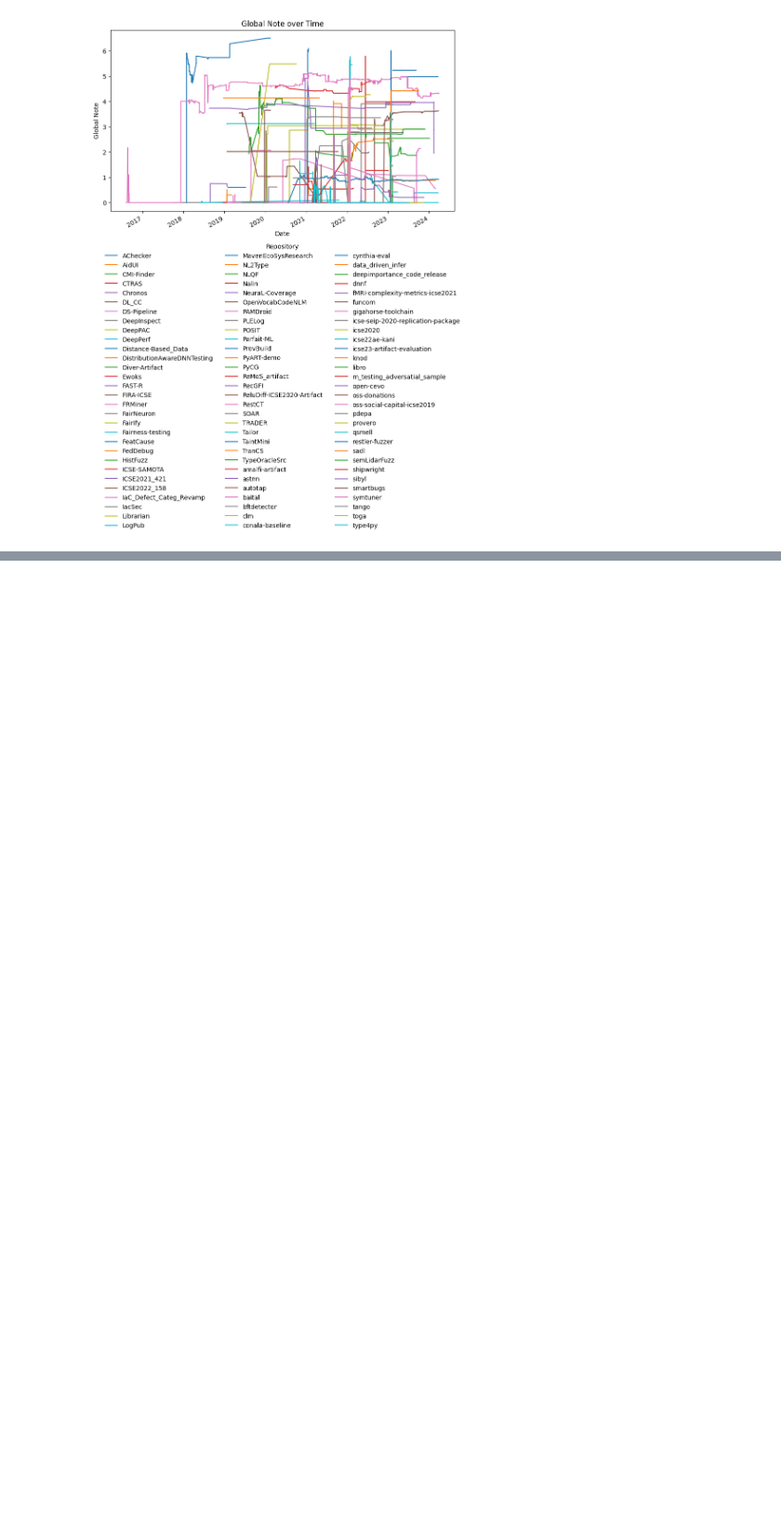
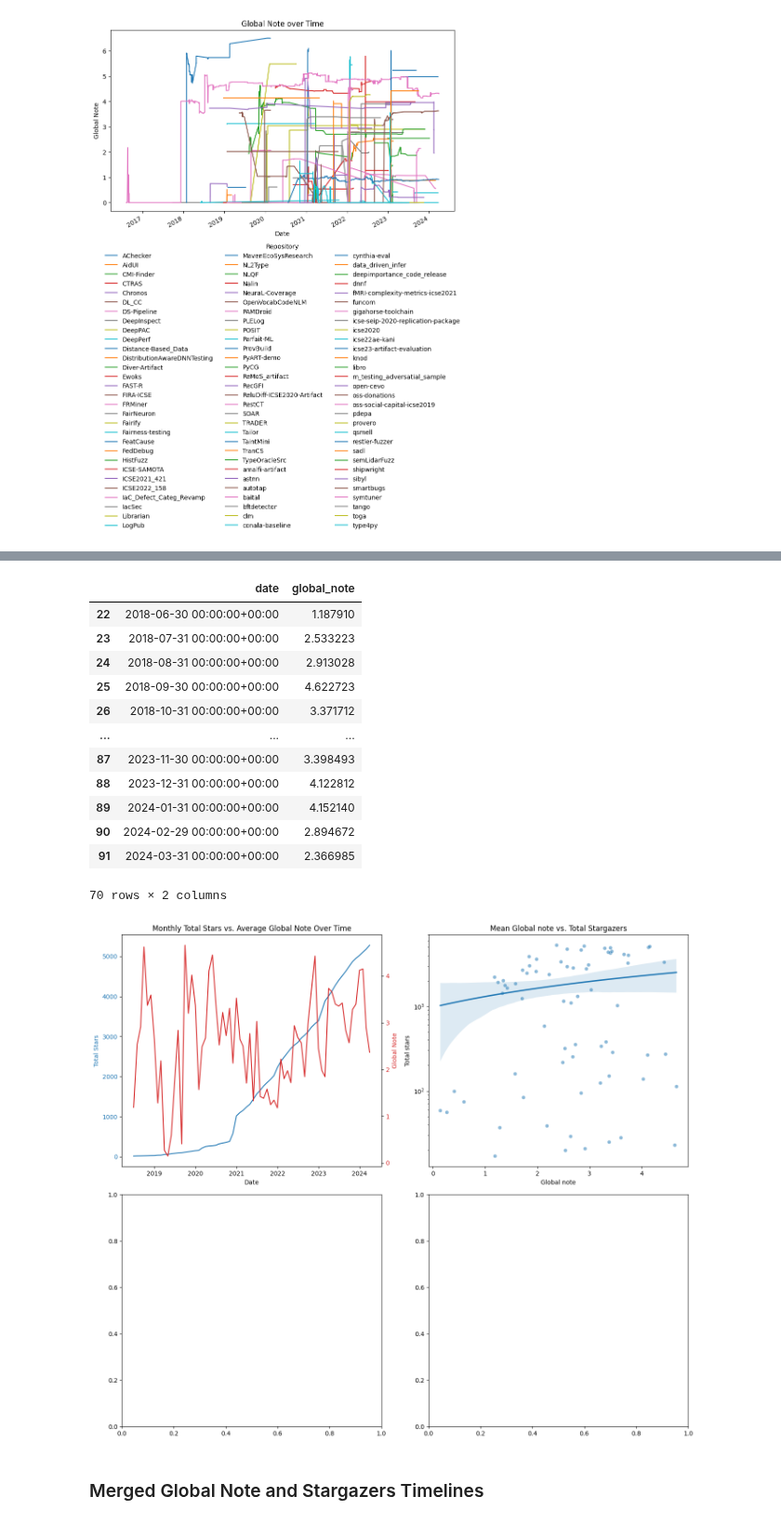
Before and after one commit to Majistaten/PyCIRAS, a Jupyter notebook: notebooks/Untitled.ipynb, the cells around one changed output, grey strips where cells are left out. Shown at 93% size. Cells and saved outputs as stored; diff of their text form; code cells hidden in the pictures; blank space fills up the shorter version.

```diff
--- a/notebooks/Untitled.ipynb
+++ b/notebooks/Untitled.ipynb
@@ -249,3 +256,68 @@ Correlation Analysis
 | global_note | 1.000000 | -0.305274 |
 | stargazers | -0.305274 | 1.000000 |
 [figure]
+# %%
+# If sum() -> Getting the sum of ALL stars for each row in the CSV
+# If mean() -> Getting the mean of ALL stars for each row in the CSV
+stargazers_total = stargazers_df.drop('date', axis=1).sum(axis=1)
+display(stargazers_total)
+
+# Using sum to get total
+stargazers_total_df = pd.DataFrame({
+    'date': stargazers_df['date'],
+    'total_stars': stargazers_total
+}).groupby(pd.Grouper(key='date', freq='ME')).max().reset_index()
+
+# Getting the first date available in stargazers in order to filter out lint data that are not directly related to a stargazer date
+start_date = stargazers_total_df['date'].min()
+
+
+# Using mean, could change to sum to get total
+lint_global_note_df = lint_df.groupby(pd.Grouper(key='date', freq='ME'))['global_note'].mean().reset_index()
+# Filtering out lint data that are outside the stargazer date frame
+lint_global_note_df = lint_global_note_df[(lint_global_note_df['date'] >= start_date)]
+display(stargazers_total_df)
+display(lint_global_note_df)
+
+fig, axes = plt.subplots(2, 2, figsize=(14, 12))
+ax1 = axes[0, 0]
+
+# Plotting total stars on the primary y-axis
+color = 'tab:blue'
+ax1.set_title('Monthly Total Stars vs. Average Global Note Over Time')
+ax1.set_xlabel('Date')
+ax1.set_ylabel('Total Stars', color=color)
+ax1.plot(stargazers_total_df['date'], stargazers_total_df['total_stars'], color=color, label='Total Stars')
+ax1.tick_params(axis='y', labelcolor=color)
+
+# Creating a secondary y-axis for global note
+ax2 = ax1.twinx()
+color = 'tab:red'
+ax2.set_ylabel('Global Note', color=color)
+ax2.plot(lint_global_note_df['date'], lint_global_note_df['global_note'], color=color, label='Global Note')
+ax2.tick_params(axis='y', labelcolor=color)
+
+merged_global_star_timeline_df = pd.merge_asof(
+    left=lint_global_note_df,
+    right=stargazers_total_df,
+    on='date',
+    direction='forward',  # Look forward from the commit date towards the next stargazer count
+    tolerance=pd.Timedelta('14 days')
+).dropna(subset=['total_stars']).reset_index()
+
+sns.regplot(ax=axes[0, 1], data=merged_global_star_timeline_df, x="global_note", y="total_stars", fit_reg=True, scatter=False)
+sns.scatterplot(ax=axes[0, 1], data=merged_global_star_timeline_df, x="global_note", y="total_stars", alpha=0.5)
+axes[0, 1].set_title("Mean Global note vs. Total Stargazers")
+axes[0, 1].set_xlabel("Global note")
+axes[0, 1].set_ylabel("Total stars")
+axes[0, 1].set_xscale("linear")
+axes[0, 1].set_yscale("log")
+
+fig.tight_layout()
+plt.show()
+display(HTML('<h3>Merged Global Note and Stargazers Timelines</h3>'))
+display(merged_global_star_timeline_df)
+merged_global_star_timeline_df.to_csv('merged_global_star.csv')
+display(HTML('<h3>Merged Global Note and Stargazers Timeline Correlation Test, without dates</h3>'))
+display(merged_global_star_timeline_df.drop('date', axis=1).drop('index', axis=1).corr())
+# %% [output]
@@ -251,0 +349,15 @@ Correlation Analysis
+|  | date | global_note |
+| 22 | 2018-06-30 00:00:00+00:00 | 1.187910 |
+| 23 | 2018-07-31 00:00:00+00:00 | 2.533223 |
+| 24 | 2018-08-31 00:00:00+00:00 | 2.913028 |
+| 25 | 2018-09-30 00:00:00+00:00 | 4.622723 |
+| 26 | 2018-10-31 00:00:00+00:00 | 3.371712 |
+| ... | ... | ... |
+| 87 | 2023-11-30 00:00:00+00:00 | 3.398493 |
+| 88 | 2023-12-31 00:00:00+00:00 | 4.122812 |
+| 89 | 2024-01-31 00:00:00+00:00 | 4.152140 |
+| 90 | 2024-02-29 00:00:00+00:00 | 2.894672 |
+| 91 | 2024-03-31 00:00:00+00:00 | 2.366985 |
+70 rows × 2 columns
+[figure, added]
+Merged Global Note and Stargazers Timelines
```
Also changed, not shown: parts of 4 cells of this notebook, 1 other file.
